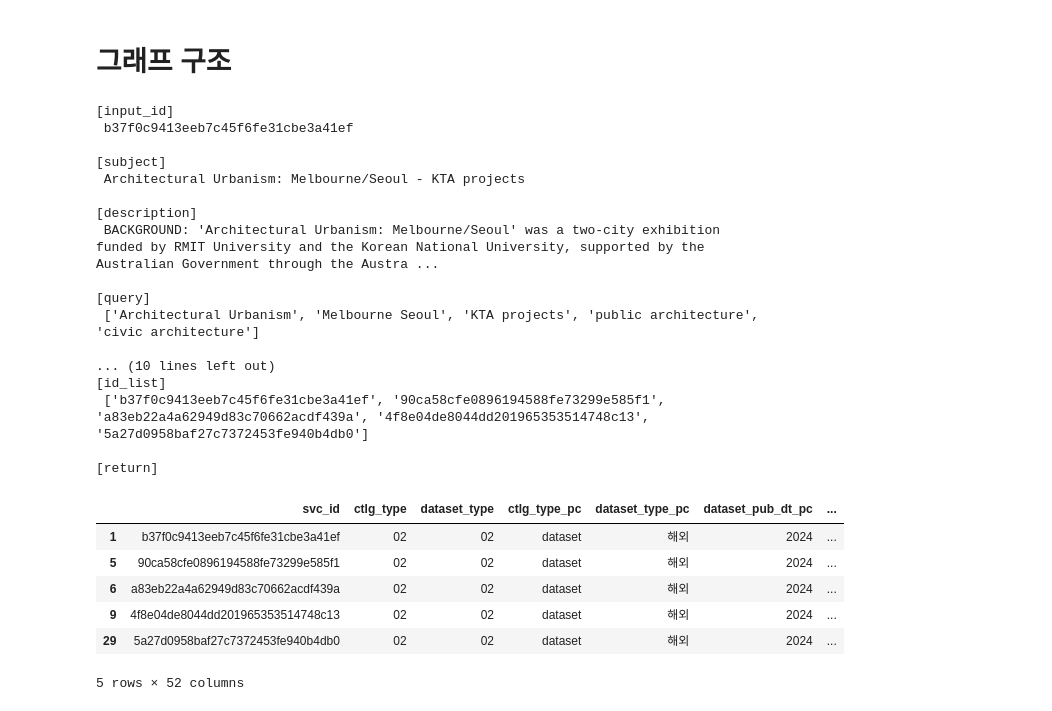
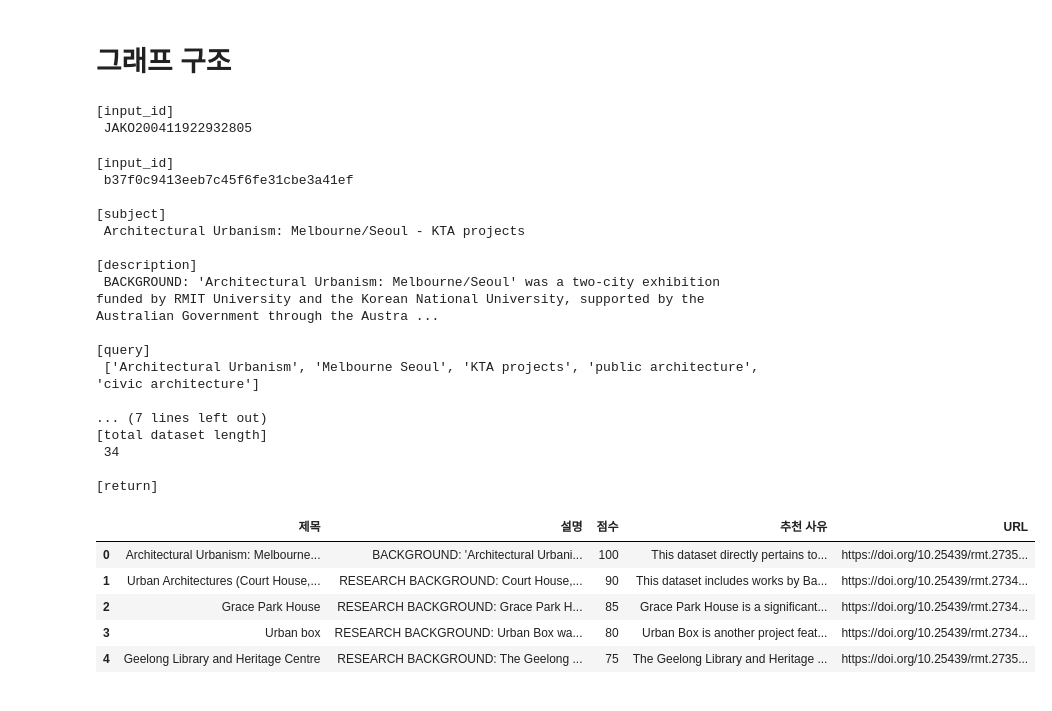
Before and after one commit to semistone97/kisti_recommender, a Jupyter notebook: notebooks/model.ipynb, the cells around one changed output. Cells and saved outputs as stored; diff of their text form; code cells hidden in the pictures.

```diff
--- a/notebooks/model.ipynb
+++ b/notebooks/model.ipynb
@@ -34,7 +164,7 @@ class State(MessagesState):
 # %%
 import os, requests, json
 
-def data_input(state: State):
+def DATA_browse(state: State):
 
     API_KEY = os.getenv("DATAON_META_API_KEY")
     assert API_KEY and API_KEY.strip(), "환경변수(DATAON_META_API_KEY)가 비어있어요!"
@@ -68,8 +198,8 @@ class QueryResult(BaseModel):
         list[str],
         Field(
             ...,
-            max_items=5,
-            min_items=3,
+            max_length=5,
+            min_length=3,
             description="가장 적절한 검색어들의 리스트, 길이 최소 3개/최대 5개",
         )
     ]
@@ -119,7 +288,7 @@ def generate_query(state: State):
 import os, requests
 import pandas as pd
 
-def query_search(state: State):
+def DATA_search(state: State):
 
     API_KEY = os.getenv("DATAON_SEARCH_API_KEY")
     assert API_KEY and API_KEY.strip(), "환경변수(DATAON_API_KEY)가 비어있어요!"
@@ -144,8 +313,8 @@ def query_search(state: State):
             df = pd.concat([df, tmp], ignore_index=True)
 
     df = df.drop_duplicates(subset='svc_id')
-    df.to_csv('../data/search_results.csv', index=False, encoding='utf-8')
-    print('\n[total data length]\n', len(df))
+    df.to_csv('../data/search_results_dataset.csv', index=False, encoding='utf-8')
+    print('\n[total dataset length]\n', len(df))
 
     return {'data': df}
 # %% [markdown]
@@ -262,50 +432,69 @@ from langgraph.graph import START, END, StateGraph
 def build_graph():
     builder = StateGraph(State)
 
-    builder.add_sequence([data_input, generate_query, query_search, select_relevance])
+    builder.add_sequence([DATA_browse, generate_query, DATA_search, select_relevance])
 
-    builder.add_edge(START, 'data_input')
+    builder.add_edge(START, 'DATA_browse')
     builder.add_edge('select_relevance', END)
 
     return builder.compile()
 
 graph = build_graph()
+# %%
+cn = 'JAKO200411922932805'
+print('[input_id]\n', cn)
+# %% [output]
+[input_id]
+ JAKO200411922932805
 # %%
 svc_id = 'b37f0c9413eeb7c45f6fe31cbe3a41ef'
 print('[input_id]\n', svc_id)
 
 res = graph.invoke({
     'input_id': svc_id
 })
 
-df = res['data']
+print('\n[return]')
 
-selected_data = df[df['svc_id'].isin(res['relevant_id'])]
+merged_df = pd.merge(
+    res['relevant_df'],
+    res['data'][['svc_id', 'dataset_title_etc_main', 'dataset_expl_etc_main', 'dataset_lndgpg']],
+    left_on='relevant_id',
+    right_on='svc_id',
+    how='left'
+)
 
-print('\n[return]')
-display(selected_data)
+output_df = merged_df[['dataset_title_etc_main', 'dataset_expl_etc_main', 'relevance', 'reason', 'dataset_lndgpg']]
+output_df = output_df.rename(columns={
+    'dataset_title_etc_main': '제목',
+    'dataset_expl_etc_main': '설명',
+    'relevance': '점수',
+    'reason': '추천 사유',
+    'dataset_lndgpg': 'URL'
+})
+
+display(output_df)
 # %% [output]
 [input_id]
  b37f0c9413eeb7c45f6fe31cbe3a41ef
 
 [subject]
  Architectural Urbanism: Melbourne/Seoul - KTA projects
 
 [description]
  BACKGROUND: 'Architectural Urbanism: Melbourne/Seoul' was a two-city exhibition funded by RMIT University and the Korean National University, supported by the Australian Government through the Austra ...
 
 [query]
  ['Architectural Urbanism', 'Melbourne Seoul', 'KTA projects', 'public architecture', 'civic architecture']
 
-... (10 lines left out)
-[id_list]
- ['b37f0c9413eeb7c45f6fe31cbe3a41ef', '90ca58cfe0896194588fe73299e585f1', 'a83eb22a4a62949d83c70662acdf439a', '4f8e04de8044dd201965353514748c13', '5a27d0958baf27c7372453fe940b4db0']
+... (7 lines left out)
+[total dataset length]
+ 34
 
 [return]
-|  | svc_id | ctlg_type | dataset_type | ctlg_type_pc | dataset_type_pc | dataset_pub_dt_pc | ... |
-| 1 | b37f0c9413eeb7c45f6fe31cbe3a41ef | 02 | 02 | dataset | 해외 | 2024 | ... |
-| 5 | 90ca58cfe0896194588fe73299e585f1 | 02 | 02 | dataset | 해외 | 2024 | ... |
-| 6 | a83eb22a4a62949d83c70662acdf439a | 02 | 02 | dataset | 해외 | 2024 | ... |
-| 9 | 4f8e04de8044dd201965353514748c13 | 02 | 02 | dataset | 해외 | 2024 | ... |
-| 29 | 5a27d0958baf27c7372453fe940b4db0 | 02 | 02 | dataset | 해외 | 2024 | ... |
+|  | 제목 | 설명 | 점수 | 추천 사유 | URL |
+| 0 | Architectural Urbanism: Melbourne... | BACKGROUND: 'Architectural Urbani... | 100 | This dataset directly pertains to... | https://doi.org/10.25439/rmt.2735... |
+| 1 | Urban Architectures (Court House,... | RESEARCH BACKGROUND: Court House,... | 90 | This dataset includes works by Ba... | https://doi.org/10.25439/rmt.2734... |
+| 2 | Grace Park House | RESEARCH BACKGROUND: Grace Park H... | 85 | Grace Park House is a significant... | https://doi.org/10.25439/rmt.2734... |
+| 3 | Urban box | RESEARCH BACKGROUND: Urban Box wa... | 80 | Urban Box is another project feat... | https://doi.org/10.25439/rmt.2734... |
+| 4 | Geelong Library and Heritage Centre | RESEARCH BACKGROUND: The Geelong ... | 75 | The Geelong Library and Heritage ... | https://doi.org/10.25439/rmt.2735... |
-5 rows × 52 columns
```
Also changed, not shown: parts of 11 cells of this notebook.
